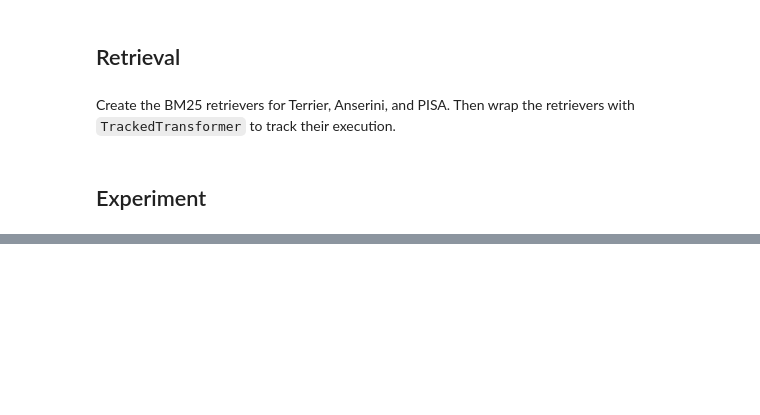
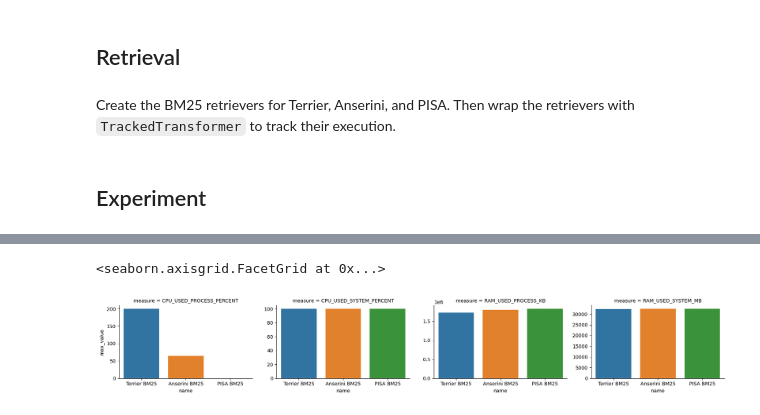
Before and after one commit to tira-io/tirex-tracker, a Jupyter notebook: python/examples/example-terrier-anserini-pisa.ipynb, the cells around one changed output, grey strips where cells are left out. Drawn from its saved outputs; the diff is of its cells as text; code cells hidden in the pictures; blank space fills up the shorter version.

```diff
--- a/python/examples/example-terrier-anserini-pisa.ipynb
+++ b/python/examples/example-terrier-anserini-pisa.ipynb
@@ -131,10 +271,16 @@ results
-# %%
-def tracking_results_to_df(tracking_results: TrackingHandle):
-    return DataFrame(
-        {
-            "name": tracking_results.name,
-            "time": tracking_results.time,
-            "type": tracking_results.type,
-            "value": tracking_results.value,
-        }
-    )
+# %%
+df_retrieval = concat([
+    tracking_results_to_df(tracking_results, measure).assign(name=name)
+    for name, tracking_results in [
+        ("Terrier BM25", terrier_bm25.results),
+        ("Anserini BM25", anserini_bm25.results),
+        ("PISA BM25", pisa_bm25.results),
+    ]
+    for measure in [
+        Measure.CPU_USED_PROCESS_PERCENT,
+        Measure.CPU_USED_SYSTEM_PERCENT,
+        Measure.RAM_USED_PROCESS_KB,
+        Measure.RAM_USED_SYSTEM_MB,
+    ]
+])
+df_retrieval
@@ -140,0 +327,21 @@ def tracking_results_to_df(tracking_results: TrackingHandle):
+# %%
+plot = FacetGrid(
+    df_retrieval[df_retrieval["timestamp"] <= timedelta()],
+    col="measure",
+    hue="name",
+    sharey=False,
+    sharex=False,
+    height=3,
+    aspect=1.5,
+)
+plot.map_dataframe(
+    barplot,
+    x="name",
+    y="max_value",
+    dodge=True,
+)
+# plot.set(yscale="log")
+plot
+# %% [output]
+<seaborn.axisgrid.FacetGrid at 0x...>
+[figure, added]
```
Also changed, not shown: parts of 13 cells of this notebook.
